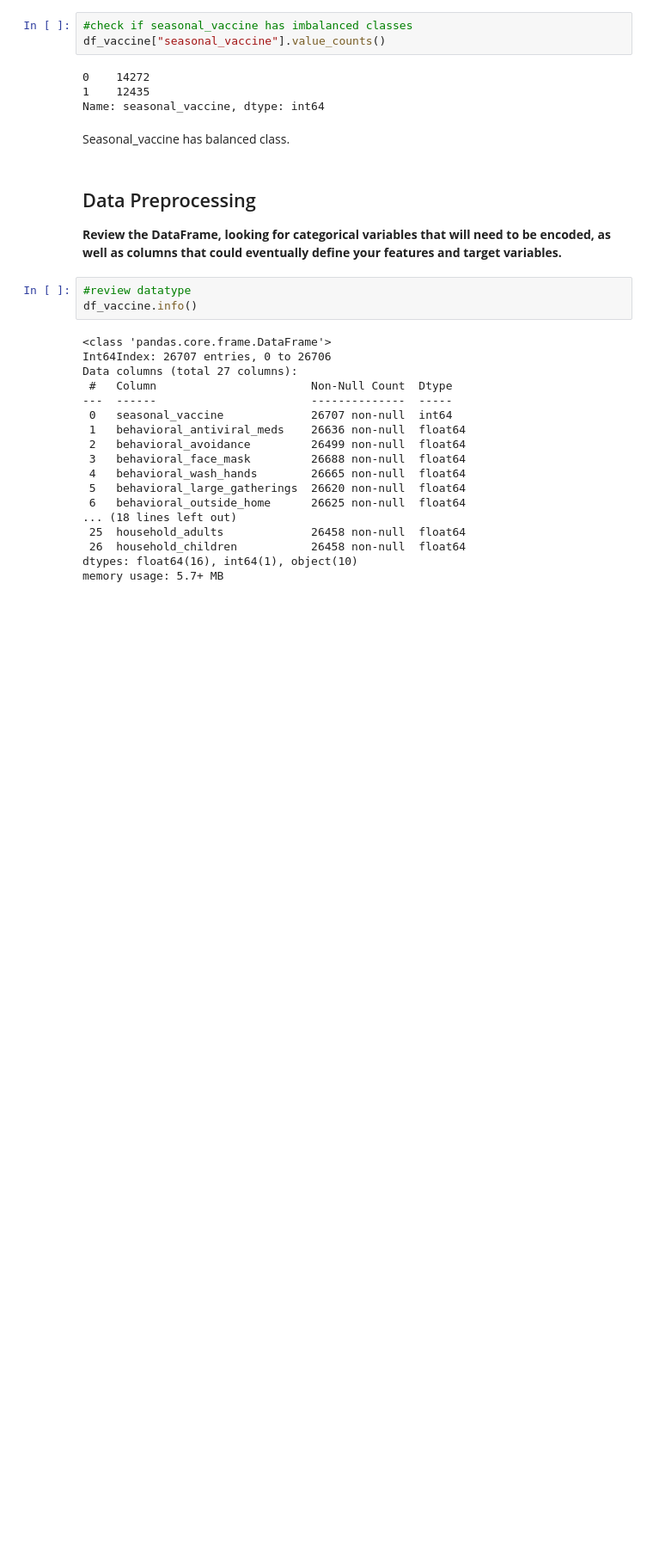
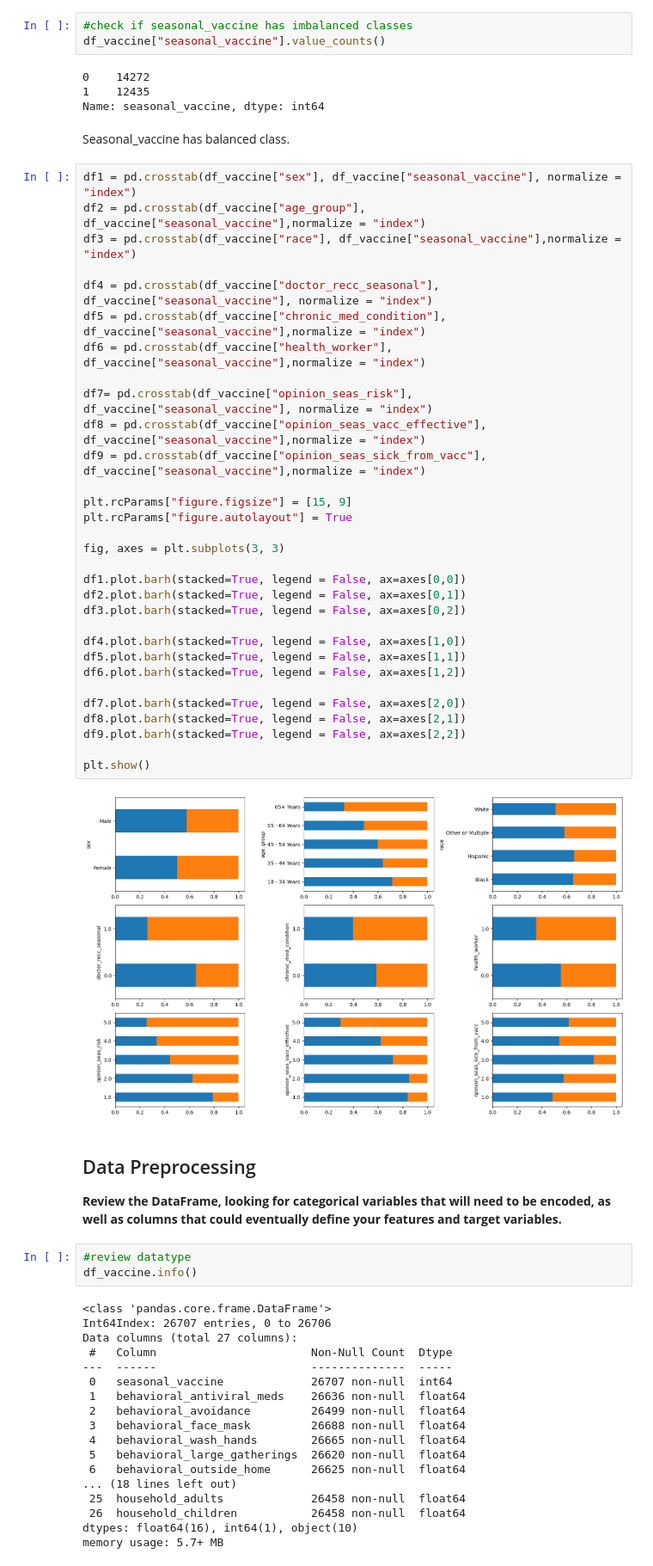
Before and after one commit to lfraccaro1/fintech_project_2, a Jupyter notebook: flu_vaccination_prediction.ipynb, the cells around one changed output. Shown at 86% size. Drawn from its saved outputs; the diff is of its cells as text; blank space fills up the shorter version.

Commit message:
Update plot feature against target

```diff
--- a/flu_vaccination_prediction.ipynb
+++ b/flu_vaccination_prediction.ipynb
@@ -113,6 +113,39 @@ df_vaccine["seasonal_vaccine"].value_counts()
 Name: seasonal_vaccine, dtype: int64
 # %% [markdown]
 Seasonal_vaccine has balanced class.
+# %%
+df1 = pd.crosstab(df_vaccine["sex"], df_vaccine["seasonal_vaccine"], normalize = "index")
+df2 = pd.crosstab(df_vaccine["age_group"], df_vaccine["seasonal_vaccine"],normalize = "index")
+df3 = pd.crosstab(df_vaccine["race"], df_vaccine["seasonal_vaccine"],normalize = "index")
+
+df4 = pd.crosstab(df_vaccine["doctor_recc_seasonal"], df_vaccine["seasonal_vaccine"], normalize = "index")
+df5 = pd.crosstab(df_vaccine["chronic_med_condition"], df_vaccine["seasonal_vaccine"],normalize = "index")
+df6 = pd.crosstab(df_vaccine["health_worker"], df_vaccine["seasonal_vaccine"],normalize = "index")
+
+df7= pd.crosstab(df_vaccine["opinion_seas_risk"], df_vaccine["seasonal_vaccine"], normalize = "index")
+df8 = pd.crosstab(df_vaccine["opinion_seas_vacc_effective"], df_vaccine["seasonal_vaccine"],normalize = "index")
+df9 = pd.crosstab(df_vaccine["opinion_seas_sick_from_vacc"], df_vaccine["seasonal_vaccine"],normalize = "index")
+
+plt.rcParams["figure.figsize"] = [15, 9]
+plt.rcParams["figure.autolayout"] = True
+
+fig, axes = plt.subplots(3, 3)
+
+df1.plot.barh(stacked=True, legend = False, ax=axes[0,0])
+df2.plot.barh(stacked=True, legend = False, ax=axes[0,1])
+df3.plot.barh(stacked=True, legend = False, ax=axes[0,2])
+
+df4.plot.barh(stacked=True, legend = False, ax=axes[1,0])
+df5.plot.barh(stacked=True, legend = False, ax=axes[1,1])
+df6.plot.barh(stacked=True, legend = False, ax=axes[1,2])
+
+df7.plot.barh(stacked=True, legend = False, ax=axes[2,0])
+df8.plot.barh(stacked=True, legend = False, ax=axes[2,1])
+df9.plot.barh(stacked=True, legend = False, ax=axes[2,2])
+
+plt.show()
+# %% [output]
+[figure, added]
 # %% [markdown]
 ## Data Preprocessing
 **Review the DataFrame, looking for categorical variables that will need to be encoded, as well as columns that could eventually define your features and target variables.**
```
